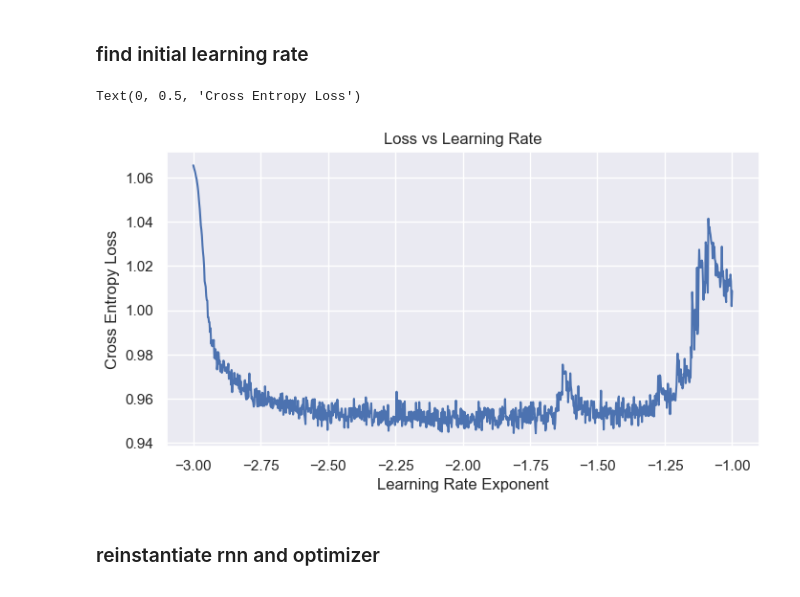
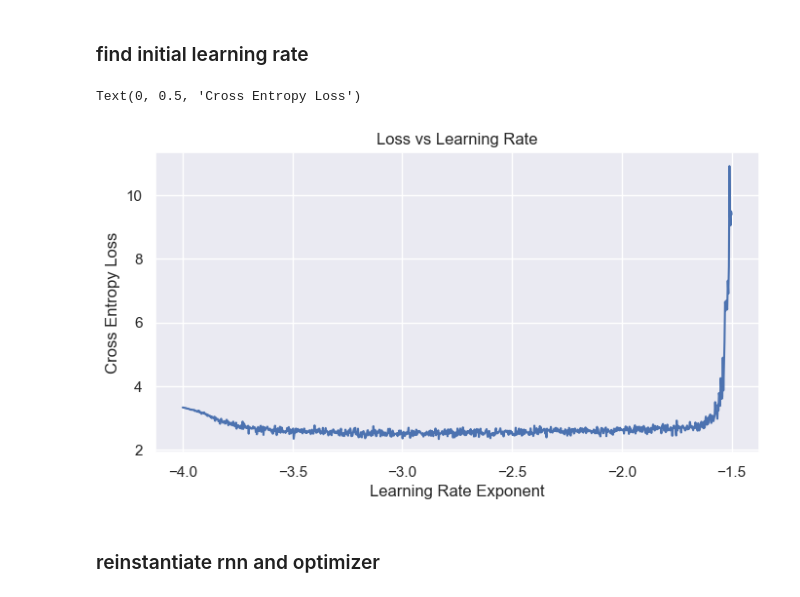
Before and after one commit to haukesteffen/LearningPyTorch, a Jupyter notebook: 4-rnn.ipynb, the cells around one changed output. Saved outputs shown, nothing was run; the diff lists cells and outputs as text; code cells hidden in the pictures.

```diff
--- a/4-rnn.ipynb
+++ b/4-rnn.ipynb
@@ -105,14 +115,14 @@ Using mps device
 # %% [markdown]
 ### initialize hyperparameters, fetch training data
 # %%
-embedding_dims = 8
-context_size = 12
+embedding_dims = 10
+context_size = 16
 batch_size = 256
-hidden_units = 64
-epochs = 10
-max_grad = 5.0
+hidden_units = 256
+epochs = 100
+max_grad = 3.0
 # %%
-training_data = HackerNewsContext(train=True, context_size=context_size, number_of_strings=10000)
+training_data = HackerNewsContext(train=True, context_size=context_size, number_of_strings=100)
 train_dataloader = DataLoader(training_data, batch_size=batch_size, shuffle=True, drop_last=True)
 # %% [markdown]
 ### find initial learning rate
@@ -120,41 +130,43 @@ train_dataloader = DataLoader(training_data, batch_size=batch_size, shuffle=True
 iterator = iter(train_dataloader)
 
 rnn = Net(
+    batch_size=batch_size,
     context_size=context_size,
     embedding_dims=embedding_dims,
     hidden_units=hidden_units,
     device=device
 )
-optimizer = optim.Adam(rnn.parameters())
+rnn.train()
+optimizer = optim.AdamW(rnn.parameters())
 loss_fn = nn.CrossEntropyLoss()
 
-lr_exps = torch.linspace(-3, -1, 1000)
+lr_exps = torch.linspace(-4, -1.5, 1000)
 lrs = 10**lr_exps
 losses = []
 
 for lr in lrs:
     for param_group in optimizer.param_groups:
             param_group['lr'] = lr
 
     (X, y) = next(iterator)
     X, y = X.to(device), y.to(device)
     ypred = rnn(X)
-    loss = loss_fn(ypred, y)
+    loss = loss_fn(ypred[:, -1, :], y[:, -1, :])
     losses.append(loss.item())
     optimizer.zero_grad()
     loss.backward()
     nn.utils.clip_grad_norm_(rnn.parameters(), max_norm=max_grad)
     optimizer.step()
 
 fig, ax = plt.subplots(figsize=(8,4))
 sns.set_style()
 plt.plot(lr_exps, losses)
 ax.set_title('Loss vs Learning Rate')
 ax.set_xlabel('Learning Rate Exponent')
 ax.set_ylabel('Cross Entropy Loss')
 # %% [output]
 Text(0, 0.5, 'Cross Entropy Loss')
-[figure, old version]
+[figure, new version]
 # %% [markdown]
 ### reinstantiate rnn and optimizer
 # %%
```
Also changed, not shown: parts of 29 cells of this notebook, 2 other files.
